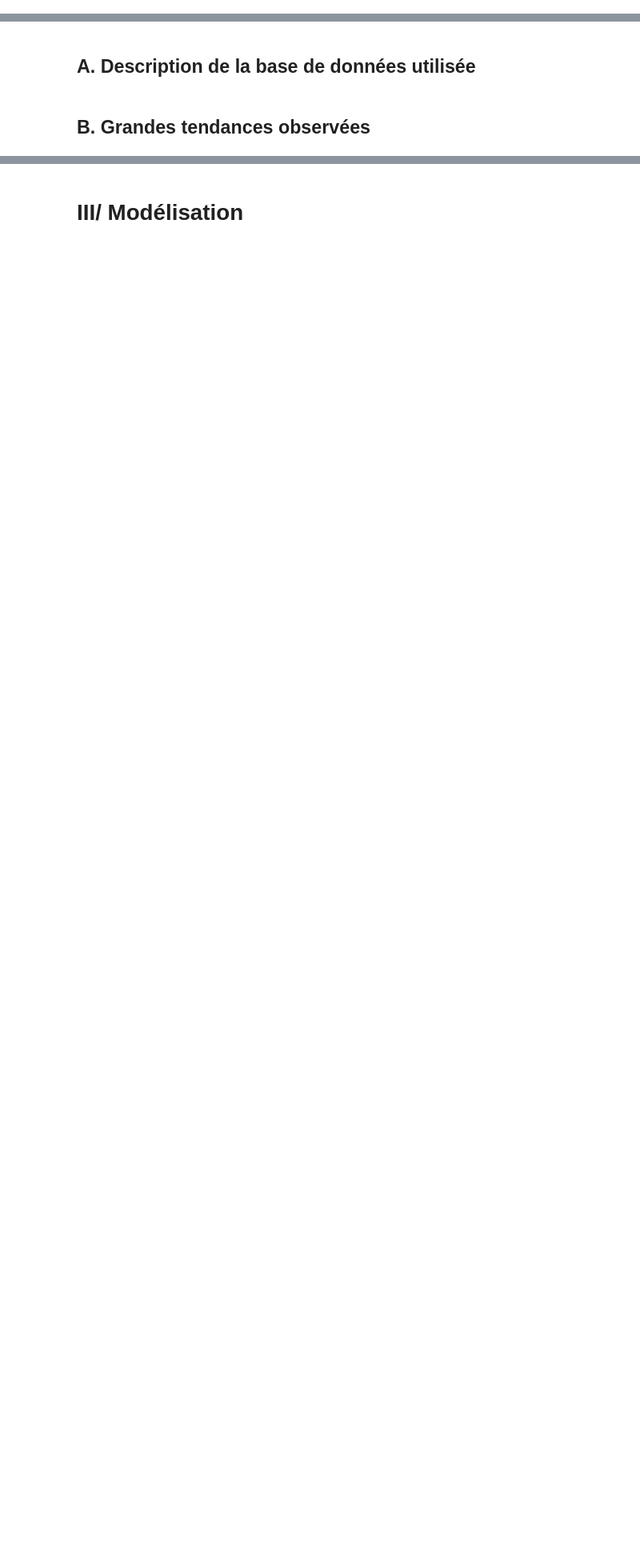
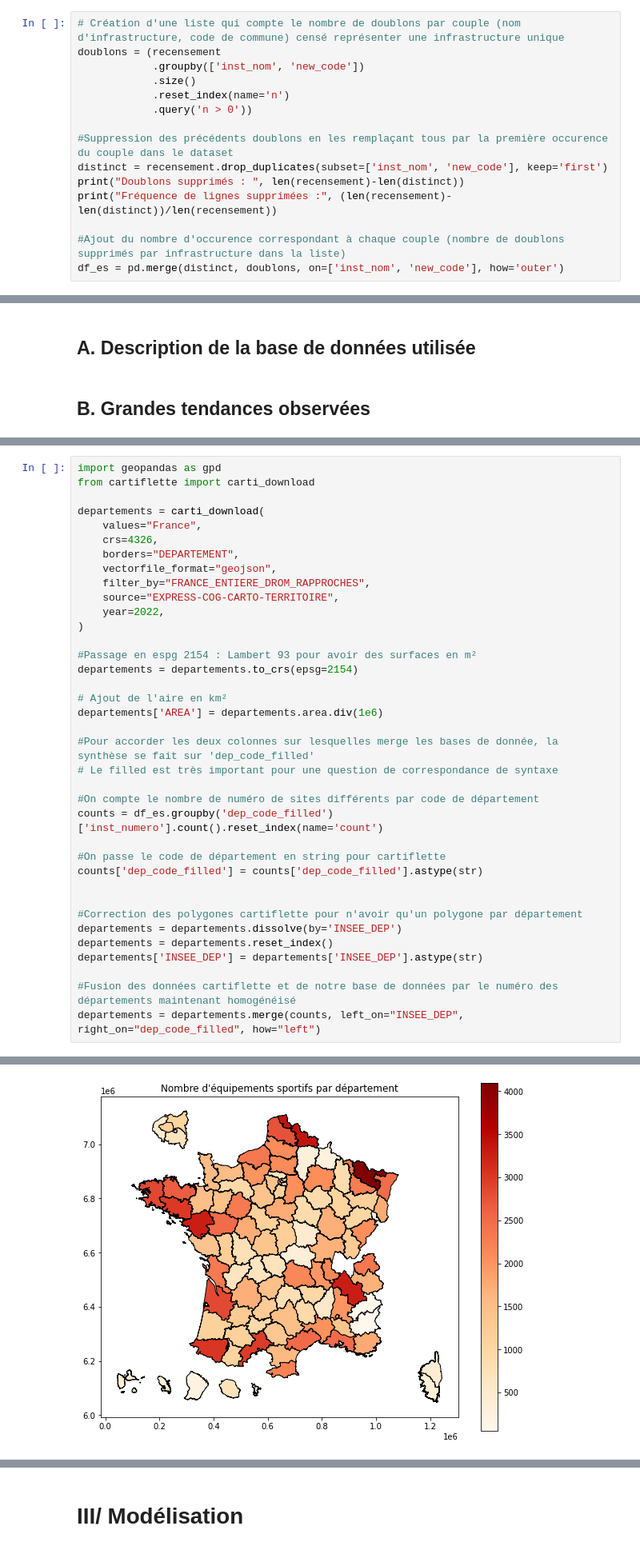
Before and after one commit to cyprienmathe/Python-data-science, a Jupyter notebook: main.ipynb, the cells around one changed output, grey strips where cells are left out. Shown: that part at 80% size. Saved outputs shown, nothing was run; the diff lists cells and outputs as text; blank space fills up the shorter version.

```diff
--- a/main.ipynb
+++ b/main.ipynb
@@ -66,0 +67,15 @@ df_epure = pd.merge(distinct, doublons, on=['inst_nom', 'new_code'], how='outer'
+# %%
+# Création d'une liste qui compte le nombre de doublons par couple (nom d'infrastructure, code de commune) censé représenter une infrastructure unique
+doublons = (recensement
+            .groupby(['inst_nom', 'new_code'])
+            .size()
+            .reset_index(name='n')
+            .query('n > 0'))
+
+#Suppression des précédents doublons en les remplaçant tous par la première occurence du couple dans le dataset
+distinct = recensement.drop_duplicates(subset=['inst_nom', 'new_code'], keep='first')
+print("Doublons supprimés : ", len(recensement)-len(distinct))
+print("Fréquence de lignes supprimées :", (len(recensement)-len(distinct))/len(recensement))
+
+#Ajout du nombre d'occurence correspondant à chaque couple (nombre de doublons supprimés par infrastructure dans la liste)
+df_es = pd.merge(distinct, doublons, on=['inst_nom', 'new_code'], how='outer')
@@ -74,0 +97,38 @@ df_epure = pd.merge(distinct, doublons, on=['inst_nom', 'new_code'], how='outer'
+# %%
+import geopandas as gpd
+from cartiflette import carti_download
+
+departements = carti_download(
+    values="France",
+    crs=4326,
+    borders="DEPARTEMENT",
+    vectorfile_format="geojson",
+    filter_by="FRANCE_ENTIERE_DROM_RAPPROCHES",
+    source="EXPRESS-COG-CARTO-TERRITOIRE",
+    year=2022,
+)
+
+#Passage en espg 2154 : Lambert 93 pour avoir des surfaces en m²
+departements = departements.to_crs(epsg=2154)
+
+# Ajout de l'aire en km²
+departements['AREA'] = departements.area.div(1e6)
+
+#Pour accorder les deux colonnes sur lesquelles merge les bases de donnée, la synthèse se fait sur 'dep_code_filled'
+# Le filled est très important pour une question de correspondance de syntaxe
+
+#On compte le nombre de numéro de sites différents par code de département
+counts = df_es.groupby('dep_code_filled')['inst_numero'].count().reset_index(name='count')
+
+#On passe le code de département en string pour cartiflette
+counts['dep_code_filled'] = counts['dep_code_filled'].astype(str)
+
+
+#Correction des polygones cartiflette pour n'avoir qu'un polygone par département
+departements = departements.dissolve(by='INSEE_DEP')
+departements = departements.reset_index()
+departements['INSEE_DEP'] = departements['INSEE_DEP'].astype(str)
+
+#Fusion des données cartiflette et de notre base de données par le numéro des départements maintenant homogénéisé
+departements = departements.merge(counts, left_on="INSEE_DEP", right_on="dep_code_filled", how="left")
+# %% [output]
@@ -74,0 +136 @@ df_epure = pd.merge(distinct, doublons, on=['inst_nom', 'new_code'], how='outer'
+[figure, added]
```
Also changed, not shown: parts of 16 cells of this notebook.
